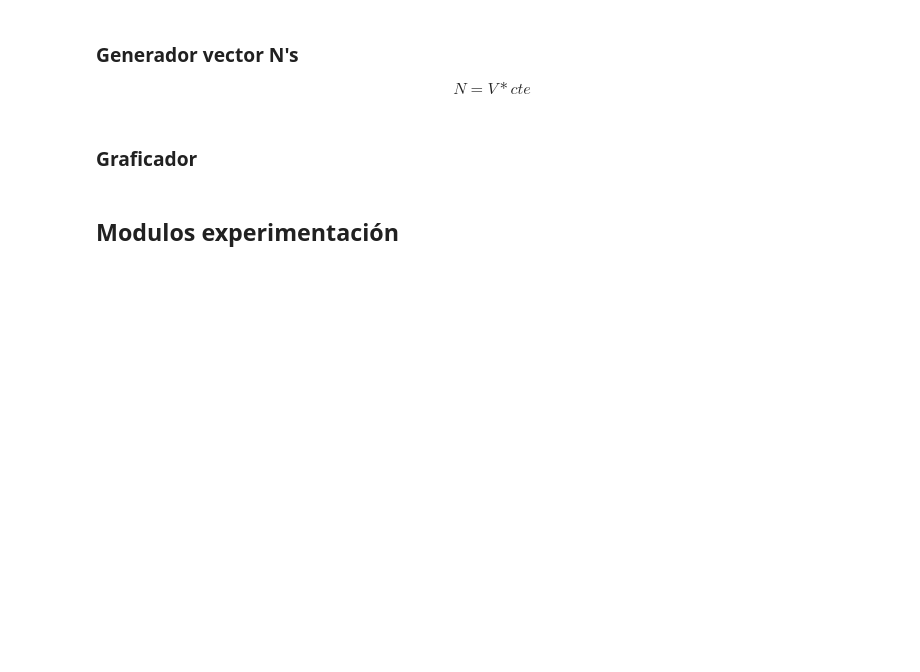
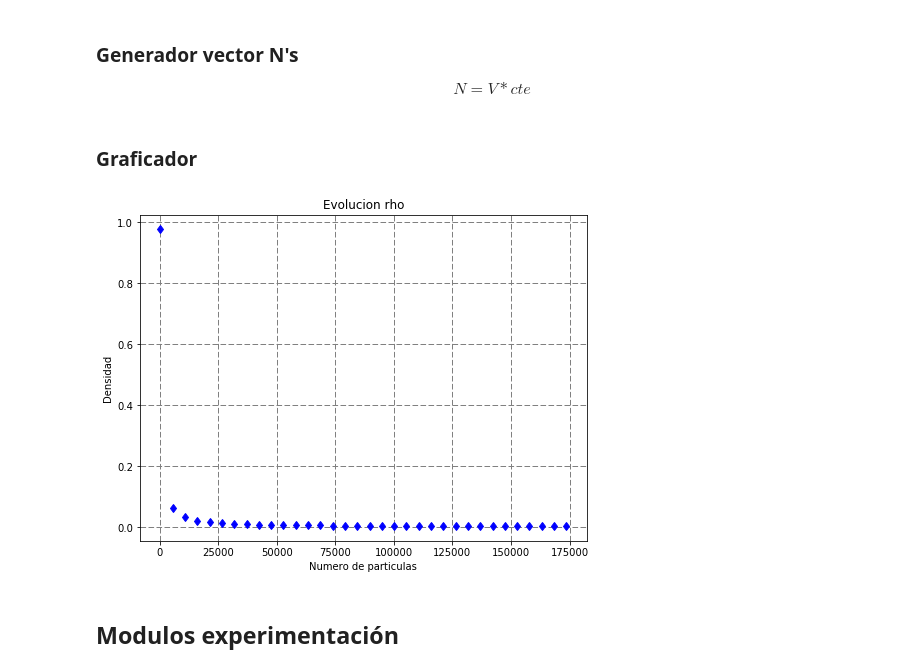
Before and after one commit to Gonen09/infinite-range-hopping-Python, a Jupyter notebook: problema 2.ipynb, the cells around one changed output. Drawn from its saved outputs; the diff is of its cells as text; code cells hidden in the pictures; blank space fills up the shorter version.

```diff
--- a/problema 2.ipynb
+++ b/problema 2.ipynb
@@ -235,6 +240,10 @@ def graficador(datos_x,datos_y,titulo,titulo_x,titulo_y,ajuste_ejes=False):
         plt.show()
     else:
         print("Vector vacio")
+# %%
+graficador(vector_n1,salida1[0],"Evolucion rho","Numero de particulas","Densidad",False)
+# %% [output]
+[figure, added]
 # %% [markdown]
 <a id='Modulos experimentación'></a>
 ## Modulos experimentación
```
Also changed, not shown: parts of 15 cells of this notebook.
